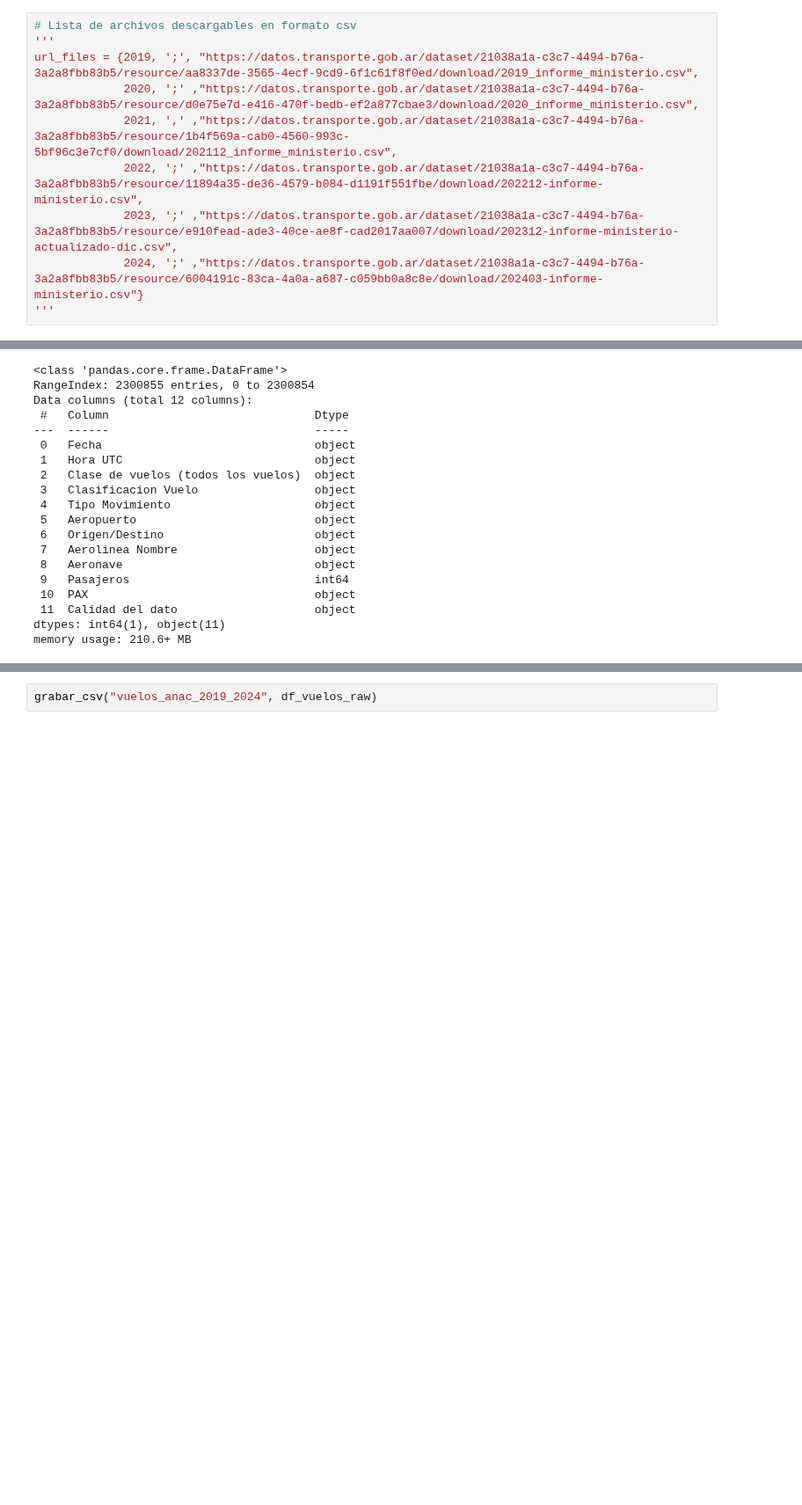
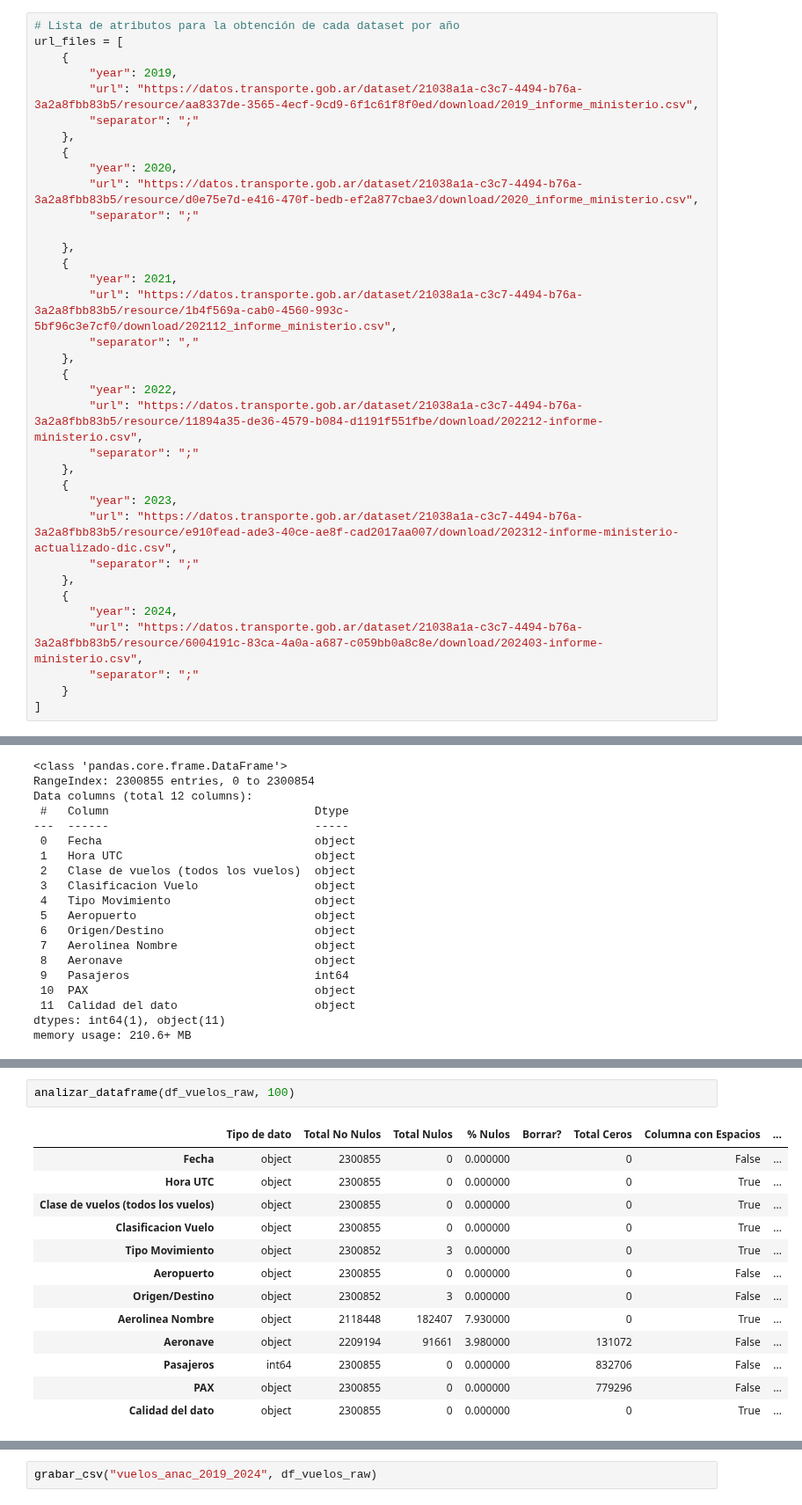
Before and after one commit to omanofx/portfolio, a Jupyter notebook: vuelos_anac/vuelos_anac_arg.ipynb, the cells around one changed output, grey strips where cells are left out. Shown at 88% size. Saved outputs shown, nothing was run; the diff lists cells and outputs as text; blank space fills up the shorter version.

```diff
--- a/vuelos_anac/vuelos_anac_arg.ipynb
+++ b/vuelos_anac/vuelos_anac_arg.ipynb
@@ -316,10 +312,35 @@ def calcular_porcentage(df: pd.DataFrame, column_name: str):
 # %%
-# Lista de archivos descargables en formato csv
-'''
-url_files = {2019, ';', "https://datos.transporte.gob.ar/dataset/21038a1a-c3c7-4494-b76a-3a2a8fbb83b5/resource/aa8337de-3565-4ecf-9cd9-6f1c61f8f0ed/download/2019_informe_ministerio.csv",
-             2020, ';' ,"https://datos.transporte.gob.ar/dataset/21038a1a-c3c7-4494-b76a-3a2a8fbb83b5/resource/d0e75e7d-e416-470f-bedb-ef2a877cbae3/download/2020_informe_ministerio.csv",
-             2021, ',' ,"https://datos.transporte.gob.ar/dataset/21038a1a-c3c7-4494-b76a-3a2a8fbb83b5/resource/1b4f569a-cab0-4560-993c-5bf96c3e7cf0/download/202112_informe_ministerio.csv",
-             2022, ';' ,"https://datos.transporte.gob.ar/dataset/21038a1a-c3c7-4494-b76a-3a2a8fbb83b5/resource/11894a35-de36-4579-b084-d1191f551fbe/download/202212-informe-ministerio.csv",
-             2023, ';' ,"https://datos.transporte.gob.ar/dataset/21038a1a-c3c7-4494-b76a-3a2a8fbb83b5/resource/e910fead-ade3-40ce-ae8f-cad2017aa007/download/202312-informe-ministerio-actualizado-dic.csv",
-             2024, ';' ,"https://datos.transporte.gob.ar/dataset/21038a1a-c3c7-4494-b76a-3a2a8fbb83b5/resource/6004191c-83ca-4a0a-a687-c059bb0a8c8e/download/202403-informe-ministerio.csv"}
-'''
+# Lista de atributos para la obtención de cada dataset por año
+url_files = [
+    {
+        "year": 2019,
+        "url": "https://datos.transporte.gob.ar/dataset/21038a1a-c3c7-4494-b76a-3a2a8fbb83b5/resource/aa8337de-3565-4ecf-9cd9-6f1c61f8f0ed/download/2019_informe_ministerio.csv",
+        "separator": ";"
+    },
+    {
+        "year": 2020,
+        "url": "https://datos.transporte.gob.ar/dataset/21038a1a-c3c7-4494-b76a-3a2a8fbb83b5/resource/d0e75e7d-e416-470f-bedb-ef2a877cbae3/download/2020_informe_ministerio.csv",
+        "separator": ";"
+
+    },
+    {
+        "year": 2021,
+        "url": "https://datos.transporte.gob.ar/dataset/21038a1a-c3c7-4494-b76a-3a2a8fbb83b5/resource/1b4f569a-cab0-4560-993c-5bf96c3e7cf0/download/202112_informe_ministerio.csv",
+        "separator": ","
+    },
+    {
+        "year": 2022,
+        "url": "https://datos.transporte.gob.ar/dataset/21038a1a-c3c7-4494-b76a-3a2a8fbb83b5/resource/11894a35-de36-4579-b084-d1191f551fbe/download/202212-informe-ministerio.csv",
+        "separator": ";"
+    },
+    {
+        "year": 2023,
+        "url": "https://datos.transporte.gob.ar/dataset/21038a1a-c3c7-4494-b76a-3a2a8fbb83b5/resource/e910fead-ade3-40ce-ae8f-cad2017aa007/download/202312-informe-ministerio-actualizado-dic.csv",
+        "separator": ";"
+    },
+    {
+        "year": 2024,
+        "url": "https://datos.transporte.gob.ar/dataset/21038a1a-c3c7-4494-b76a-3a2a8fbb83b5/resource/6004191c-83ca-4a0a-a687-c059bb0a8c8e/download/202403-informe-ministerio.csv",
+        "separator": ";"
+    }
+]
@@ -459,0 +422,16 @@ df_vuelos_raw
+# %%
+analizar_dataframe(df_vuelos_raw, 100)
+# %% [output]
+|  | Tipo de dato | Total No Nulos | Total Nulos | % Nulos | Borrar? | Total Ceros | Columna con Espacios | ... |
+| Fecha | object | 2300855 | 0 | 0.000000 |  | 0 | False | ... |
+| Hora UTC | object | 2300855 | 0 | 0.000000 |  | 0 | True | ... |
+| Clase de vuelos (todos los vuelos) | object | 2300855 | 0 | 0.000000 |  | 0 | True | ... |
+| Clasificacion Vuelo | object | 2300855 | 0 | 0.000000 |  | 0 | True | ... |
+| Tipo Movimiento | object | 2300852 | 3 | 0.000000 |  | 0 | True | ... |
+| Aeropuerto | object | 2300855 | 0 | 0.000000 |  | 0 | False | ... |
+| Origen/Destino | object | 2300852 | 3 | 0.000000 |  | 0 | False | ... |
+| Aerolinea Nombre | object | 2118448 | 182407 | 7.930000 |  | 0 | True | ... |
+| Aeronave | object | 2209194 | 91661 | 3.980000 |  | 131072 | False | ... |
+| Pasajeros | int64 | 2300855 | 0 | 0.000000 |  | 832706 | False | ... |
+| PAX | object | 2300855 | 0 | 0.000000 |  | 779296 | False | ... |
+| Calidad del dato | object | 2300855 | 0 | 0.000000 |  | 0 | True | ... |
```
Also changed, not shown: parts of 18 cells of this notebook.
